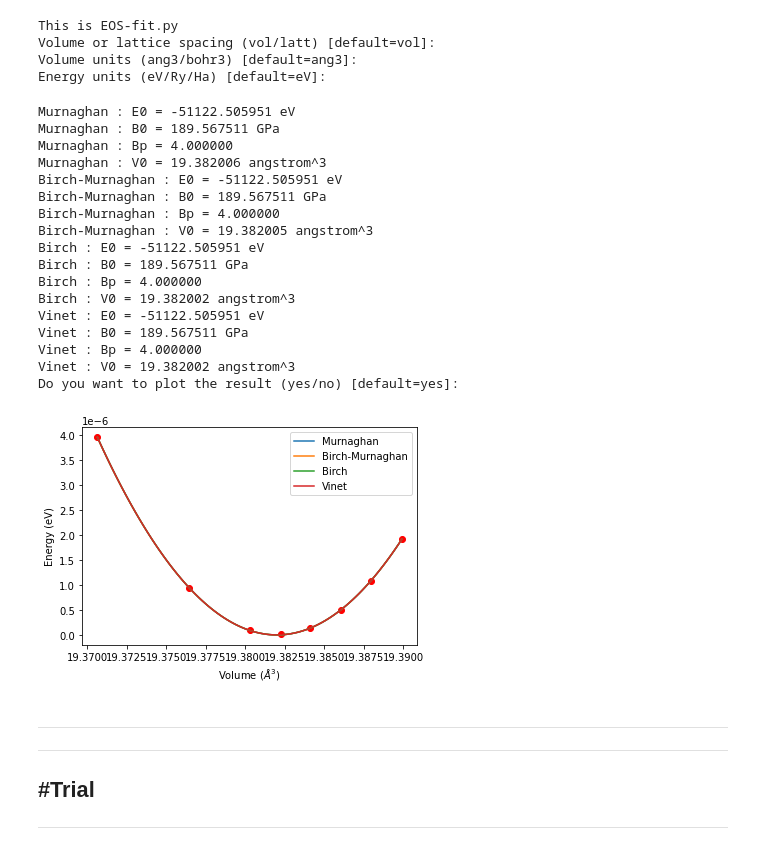
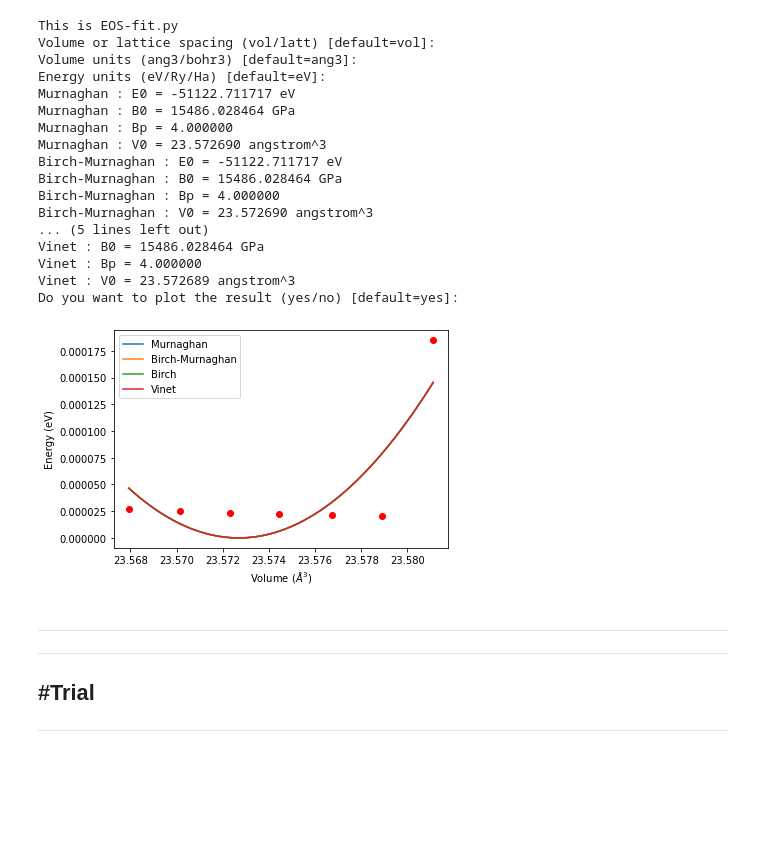
Before and after one commit to Dong-Gi-Kang/Tools, a Jupyter notebook: Birch_Murnaghan_fitting.ipynb, the cells around one changed output. Saved outputs shown, nothing was run; the diff lists cells and outputs as text; code cells hidden in the pictures; blank space fills up the shorter version.

```diff
--- a/Birch_Murnaghan_fitting.ipynb
+++ b/Birch_Murnaghan_fitting.ipynb
@@ -121,12 +121,19 @@ ene = np.array([-102245.450086539,       -102245.450089381,       -102245.450091
                 -102245.450093653,       -102245.450096172,       -102245.450097869,
                 -102245.450099269])
 '''
-
+'''
 'aims_rock_2'
 vol = np.array([19.370634,       19.376418,       19.380275,       19.382257,       19.384131,       19.38606,        19.38799, 19.389918])
 ene = np.array([-51122.505947274,        -51122.505950280,        -51122.505951134,
                 -51122.505951212,        -51122.505951083,        -51122.505950724,
                 -51122.505950137,        -51122.505949311])
+'''
+'aims_zincblende'
+vol = np.array([23.567928,       23.570125,       23.57232,        23.57445,
+                23.576715,       23.578916,       23.581112])
+ene = np.array([-51122.711689671,        -51122.711691343,        -51122.711692831,
+                -51122.711694019,        -51122.711695199,        -51122.711696137,
+                -51122.711531622])
 
 '''
 'aims_cscl'
@@ -230,51 +237,47 @@ print_params("Vinet", vinet)
 
 
 try:
     import pylab
 except ImportError:
     sys.stderr.write("pylab module non available, skipping plot")
     sys.exit(0)
 
 # plotting
 ans = myinput("Do you want to plot the result (yes/no)", "yes", ["yes", "no"])
 if ans == "no": sys.exit(0)
 
 import pylab
 vfit = np.linspace(min(vol),max(vol),100)
 
 pylab.plot(vol, ene-E0, 'ro')
 pylab.plot(vfit, eos_murnaghan(murn,vfit)-E0, label='Murnaghan')
 pylab.plot(vfit, eos_birch_murnaghan(birch_murn,vfit)-E0, label='Birch-Murnaghan')
 pylab.plot(vfit, eos_birch(birch,vfit)-E0, label='Birch')
 pylab.plot(vfit, eos_vinet(vinet,vfit)-E0, label='Vinet')
 pylab.xlabel('Volume ($\AA^3$)')
 pylab.ylabel('Energy (eV)')
 pylab.legend(loc='best')
 pylab.show()
 quit()
 # %% [output]
 This is EOS-fit.py
 Volume or lattice spacing (vol/latt) [default=vol]:
 Volume units (ang3/bohr3) [default=ang3]:
 Energy units (eV/Ry/Ha) [default=eV]:
+Murnaghan : E0 = -51122.711717 eV
+Murnaghan : B0 = 15486.028464 GPa
+Murnaghan : Bp = 4.000000
+Murnaghan : V0 = 23.572690 angstrom^3
+Birch-Murnaghan : E0 = -51122.711717 eV
+Birch-Murnaghan : B0 = 15486.028464 GPa
+Birch-Murnaghan : Bp = 4.000000
+Birch-Murnaghan : V0 = 23.572690 angstrom^3
+... (5 lines left out)
+Vinet : B0 = 15486.028464 GPa
+Vinet : Bp = 4.000000
+Vinet : V0 = 23.572689 angstrom^3
+Do you want to plot the result (yes/no) [default=yes]:
-Murnaghan : E0 = -51122.505951 eV
-Murnaghan : B0 = 189.567511 GPa
-Murnaghan : Bp = 4.000000
-Murnaghan : V0 = 19.382006 angstrom^3
-Birch-Murnaghan : E0 = -51122.505951 eV
-Birch-Murnaghan : B0 = 189.567511 GPa
-Birch-Murnaghan : Bp = 4.000000
-Birch-Murnaghan : V0 = 19.382005 angstrom^3
-Birch : E0 = -51122.505951 eV
-Birch : B0 = 189.567511 GPa
-Birch : Bp = 4.000000
-Birch : V0 = 19.382002 angstrom^3
-Vinet : E0 = -51122.505951 eV
-Vinet : B0 = 189.567511 GPa
-Vinet : Bp = 4.000000
-Vinet : V0 = 19.382002 angstrom^3
-Do you want to plot the result (yes/no) [default=yes]:
-[figure, old version]
+[figure, new version]
 # %% [markdown]
 ----
 ----
```
